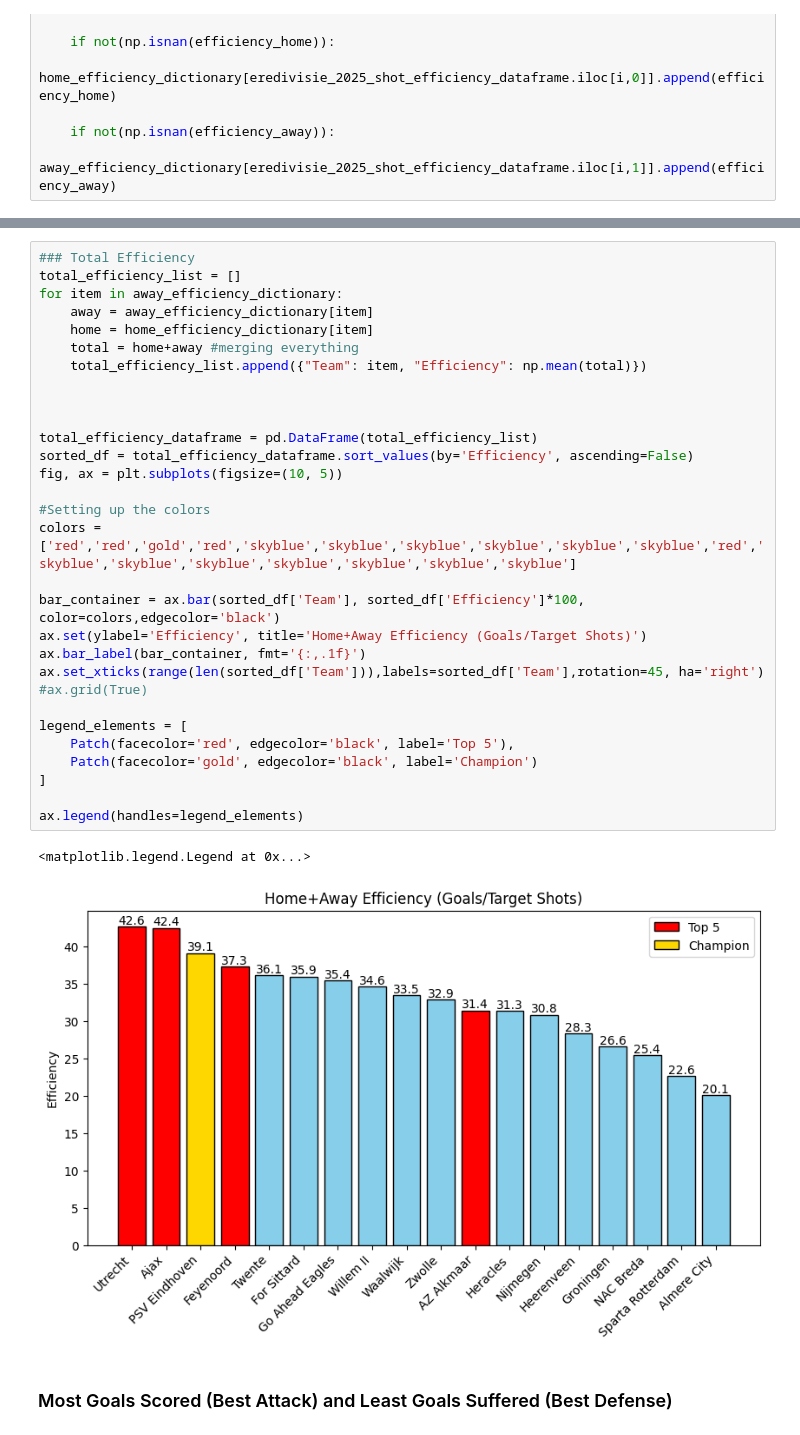
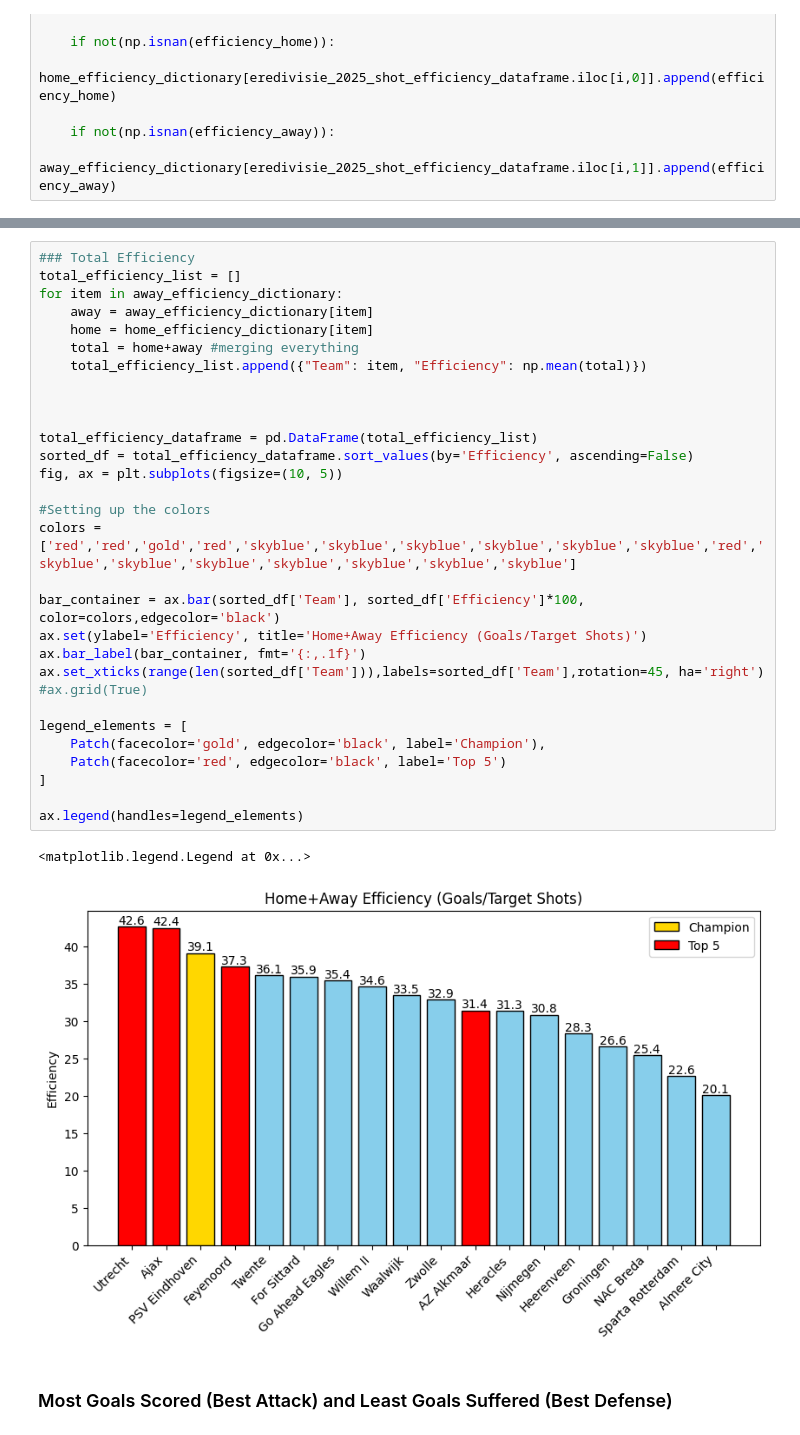
Before and after one commit to Dolfas/Football-Research, a Jupyter notebook: Rodolfo/Eredivisie.ipynb, the cells around one changed output, grey strips where cells are left out. Drawn from its saved outputs; the diff is of its cells as text.

```diff
--- a/Rodolfo/Eredivisie.ipynb
+++ b/Rodolfo/Eredivisie.ipynb
@@ -215,36 +216,36 @@ ax.legend(handles=legend_elements)
 # %%
 ### Total Efficiency
 total_efficiency_list = []
 for item in away_efficiency_dictionary:
     away = away_efficiency_dictionary[item]
     home = home_efficiency_dictionary[item]
     total = home+away #merging everything
     total_efficiency_list.append({"Team": item, "Efficiency": np.mean(total)})
 
 
 
 total_efficiency_dataframe = pd.DataFrame(total_efficiency_list)
 sorted_df = total_efficiency_dataframe.sort_values(by='Efficiency', ascending=False)
 fig, ax = plt.subplots(figsize=(10, 5))
 
 #Setting up the colors
 colors = ['red','red','gold','red','skyblue','skyblue','skyblue','skyblue','skyblue','skyblue','red','skyblue','skyblue','skyblue','skyblue','skyblue','skyblue','skyblue']
 
 bar_container = ax.bar(sorted_df['Team'], sorted_df['Efficiency']*100, color=colors,edgecolor='black')
 ax.set(ylabel='Efficiency', title='Home+Away Efficiency (Goals/Target Shots)')
 ax.bar_label(bar_container, fmt='{:,.1f}')
 ax.set_xticks(range(len(sorted_df['Team'])),labels=sorted_df['Team'],rotation=45, ha='right')
 #ax.grid(True)
 
 legend_elements = [
-    Patch(facecolor='red', edgecolor='black', label='Top 5'),
-    Patch(facecolor='gold', edgecolor='black', label='Champion')
+    Patch(facecolor='gold', edgecolor='black', label='Champion'),
+    Patch(facecolor='red', edgecolor='black', label='Top 5')
 ]
 
 ax.legend(handles=legend_elements)
 # %% [output]
 <matplotlib.legend.Legend at 0x...>
-[figure, old version]
+[figure, new version]
 # %% [markdown]
 ### Most Goals Scored (Best Attack) and Least Goals Suffered (Best Defense)
 # %%
```
Also changed, not shown: parts of 9 cells of this notebook.
